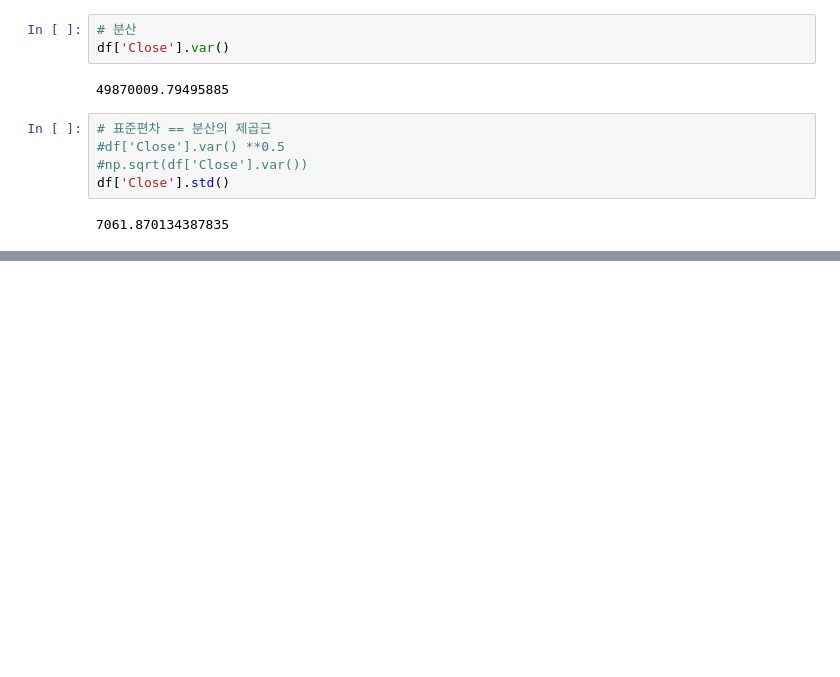
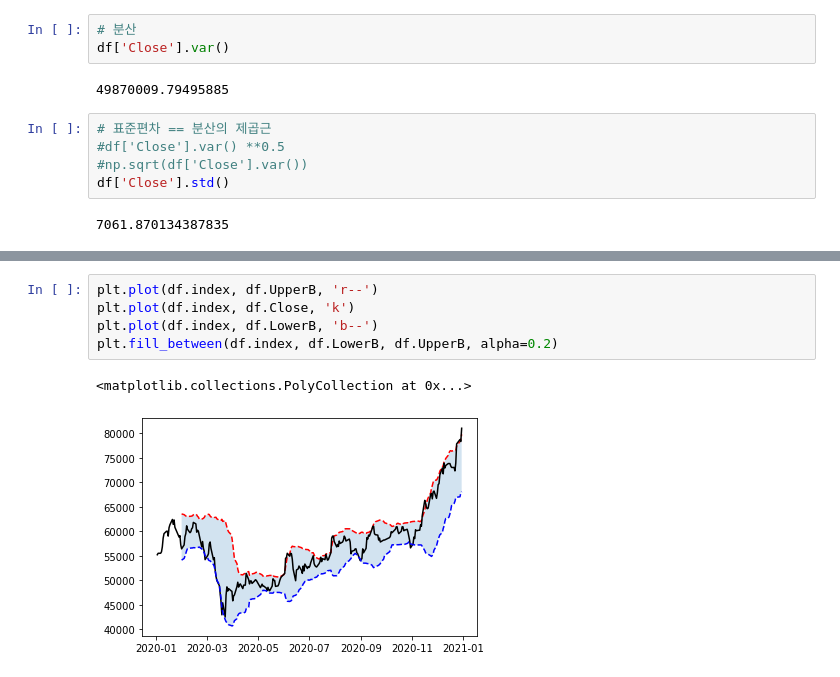
Before and after one commit to SanghunYun95/Finding_signal_and_noise, a Jupyter notebook: standard deviation.ipynb, the cells around one changed output, grey strips where cells are left out. Drawn from its saved outputs; the diff is of its cells as text; blank space fills up the shorter version.

```diff
--- a/standard deviation.ipynb
+++ b/standard deviation.ipynb
@@ -55,0 +56,8 @@ df['Close'].std()
+# %%
+plt.plot(df.index, df.UpperB, 'r--')
+plt.plot(df.index, df.Close, 'k')
+plt.plot(df.index, df.LowerB, 'b--')
+plt.fill_between(df.index, df.LowerB, df.UpperB, alpha=0.2)
+# %% [output]
+<matplotlib.collections.PolyCollection at 0x...>
+[figure, added]
```
Also changed, not shown: parts of 4 cells of this notebook, 1 other file.
